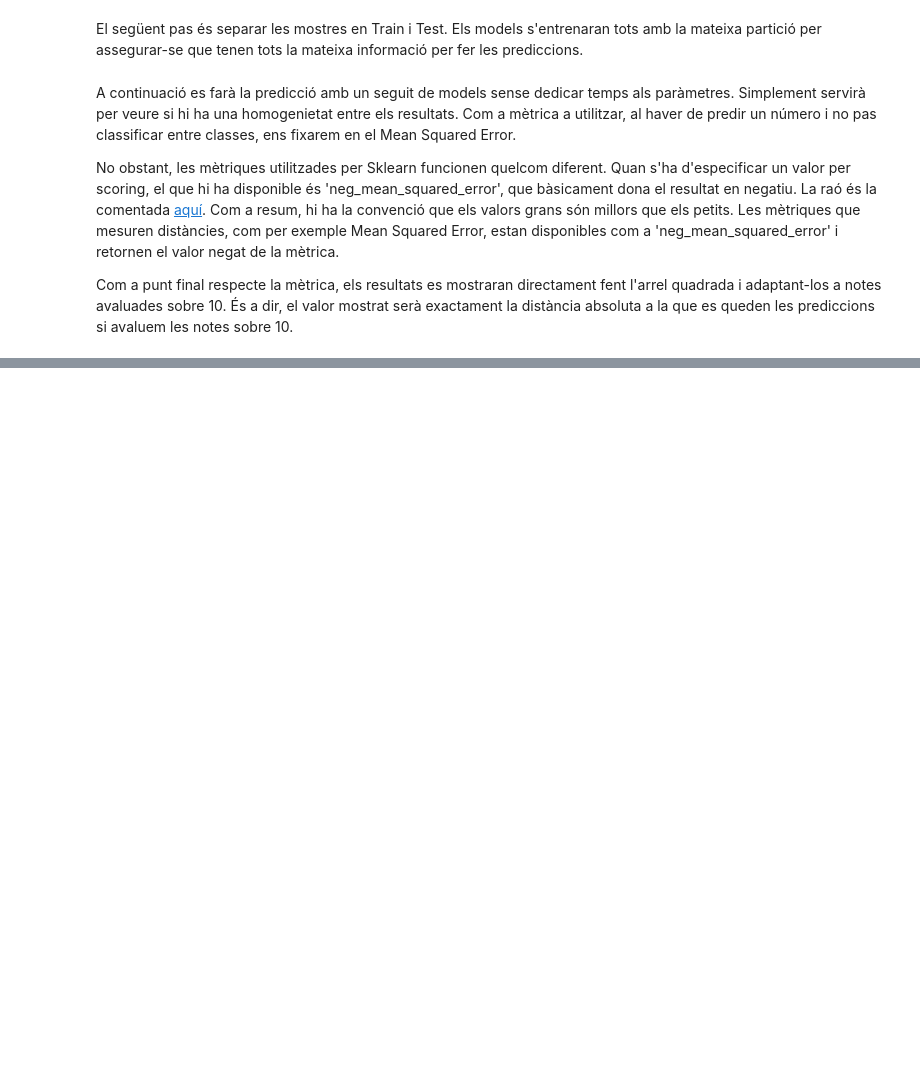
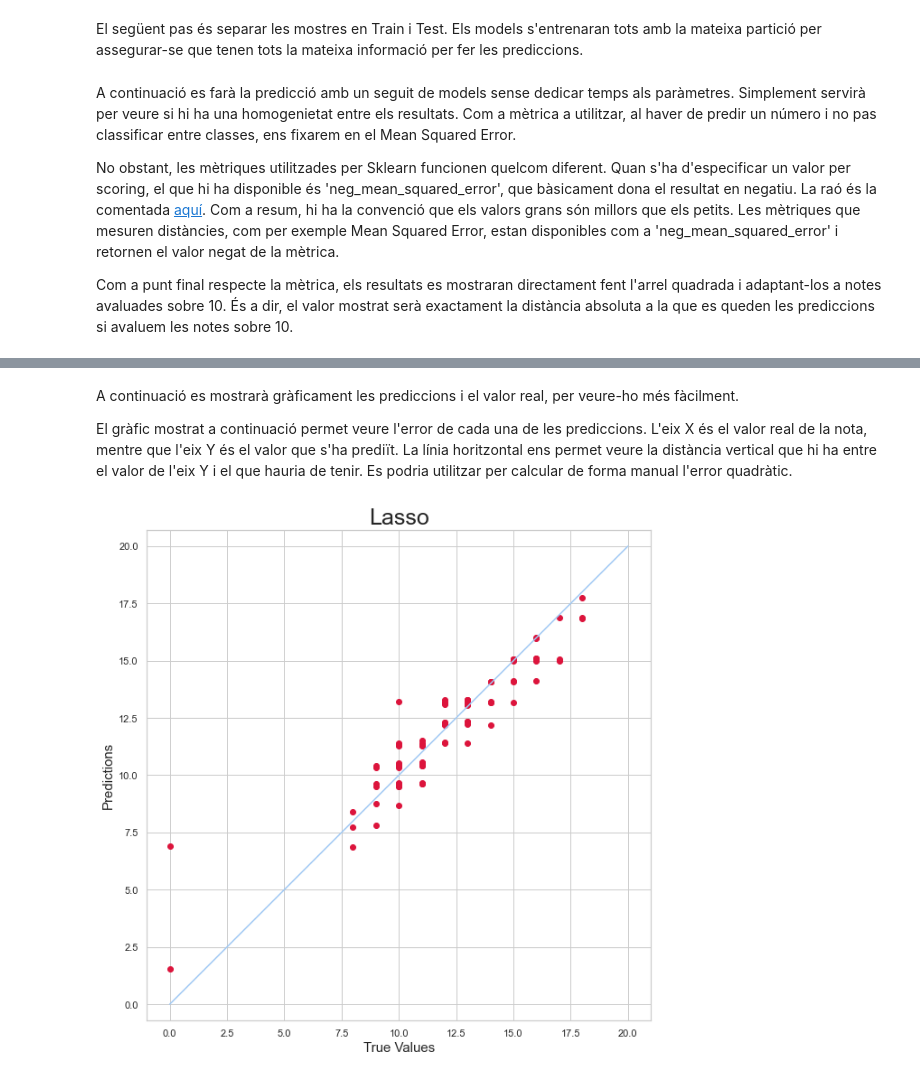
Before and after one commit to marti1999/APC-Cas-Kaggle, a Jupyter notebook: Untitled.ipynb, the cells around one changed output, grey strips where cells are left out. Cells and saved outputs as stored; diff of their text form; code cells hidden in the pictures; blank space fills up the shorter version.

```diff
--- a/Untitled.ipynb
+++ b/Untitled.ipynb
@@ -211,0 +240,21 @@ Lasso: 0.6496383559961552
+# %% [markdown]
+A continuació es mostrarà gràficament les prediccions i el valor real, per veure-ho més fàcilment.
+
+El gràfic mostrat a continuació permet veure l'error de cada una de les prediccions. L'eix X és el valor real de la nota, mentre que l'eix Y és el valor que s'ha prediït. La línia horitzontal ens permet veure la distància vertical que hi ha entre el valor de l'eix Y i el que hauria de tenir. Es podria utilitzar per calcular de forma manual l'error quadràtic.
+# %%
+lasso = Lasso();
+lasso.fit(x_train, y_train)
+y_pred = lasso.predict(x_test)
+
+plt.figure(figsize=(10,10))
+plt.scatter(y_test, y_pred, c='crimson')
+p1 = 20
+p2 = 0
+plt.plot([p1, p2], [p1, p2], 'b-')
+plt.xlabel('True Values', fontsize=15)
+plt.ylabel('Predictions', fontsize=15)
+plt.title('Lasso', fontsize=25)
+plt.axis('equal')
+plt.show()
+# %% [output]
+[figure, added]
```
Also changed, not shown: parts of 4 cells of this notebook.
